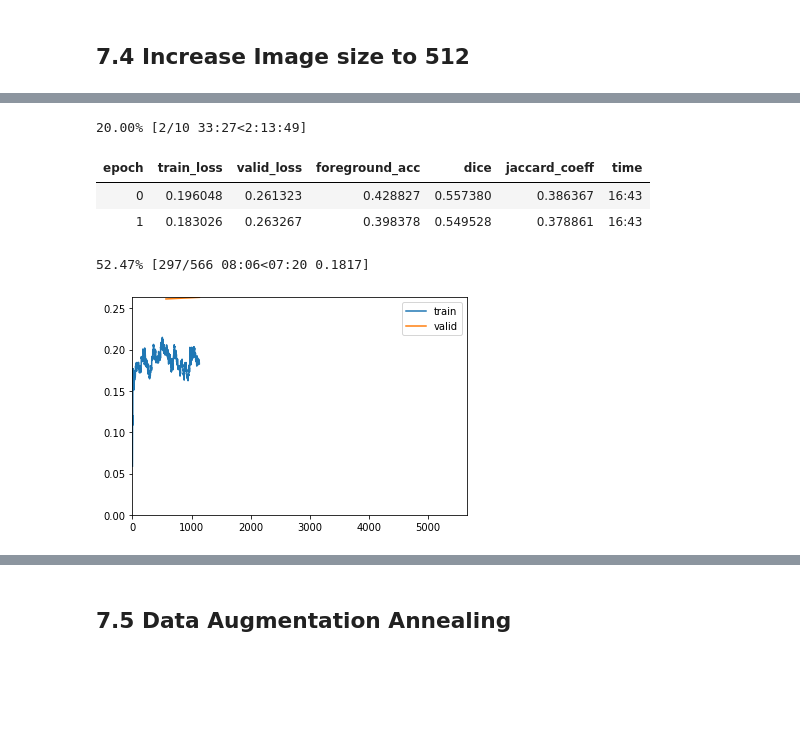
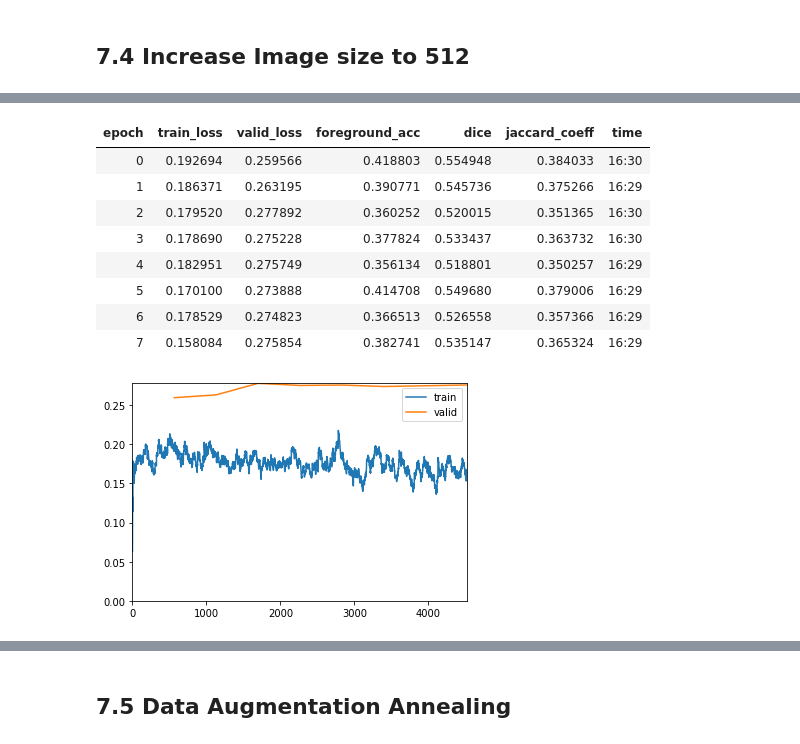
Before and after one commit to mrkcmd/bualabs, a Jupyter notebook: nbs/03c_image_segmentation_siim_acr_pneumothorax_fastai2.ipynb, the cells around one changed output, grey strips where cells are left out. Cells and saved outputs as stored; diff of their text form; code cells hidden in the pictures; blank space fills up the shorter version.

```diff
--- a/nbs/03c_image_segmentation_siim_acr_pneumothorax_fastai2.ipynb
+++ b/nbs/03c_image_segmentation_siim_acr_pneumothorax_fastai2.ipynb
@@ -813,14 +834,18 @@ learn.fit_flat_cos(8, lr=slice(1e-4))
 [figure]
 # %%
-learn.fit_flat_cos(10, lr=slice(3e-5))
+learn.fit_flat_cos(8, lr=slice(3e-5))
 # learn.fit_one_cycle(8, lr_max=slice(3e-4), pct_start=0.8)
 # %% [output]
-20.00% [2/10 33:27<2:13:49]
 | epoch | train_loss | valid_loss | foreground_acc | dice | jaccard_coeff | time |
-| 0 | 0.196048 | 0.261323 | 0.428827 | 0.557380 | 0.386367 | 16:43 |
-| 1 | 0.183026 | 0.263267 | 0.398378 | 0.549528 | 0.378861 | 16:43 |
+| 0 | 0.192694 | 0.259566 | 0.418803 | 0.554948 | 0.384033 | 16:30 |
+| 1 | 0.186371 | 0.263195 | 0.390771 | 0.545736 | 0.375266 | 16:29 |
+| 2 | 0.179520 | 0.277892 | 0.360252 | 0.520015 | 0.351365 | 16:30 |
+| 3 | 0.178690 | 0.275228 | 0.377824 | 0.533437 | 0.363732 | 16:30 |
+| 4 | 0.182951 | 0.275749 | 0.356134 | 0.518801 | 0.350257 | 16:29 |
+| 5 | 0.170100 | 0.273888 | 0.414708 | 0.549680 | 0.379006 | 16:29 |
+| 6 | 0.178529 | 0.274823 | 0.366513 | 0.526558 | 0.357366 | 16:29 |
+| 7 | 0.158084 | 0.275854 | 0.382741 | 0.535147 | 0.365324 | 16:29 |
-52.47% [297/566 08:06<07:20 0.1817]
-[figure, old version]
+[figure, new version]
 # %%
 learn.save('03c-unet-resnet34-512-1')
 # %%
```
Also changed, not shown: parts of 21 cells of this notebook.
